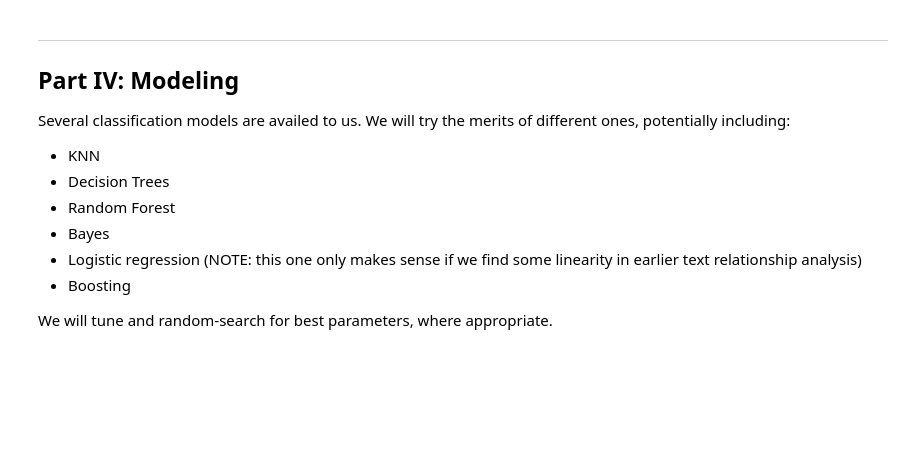
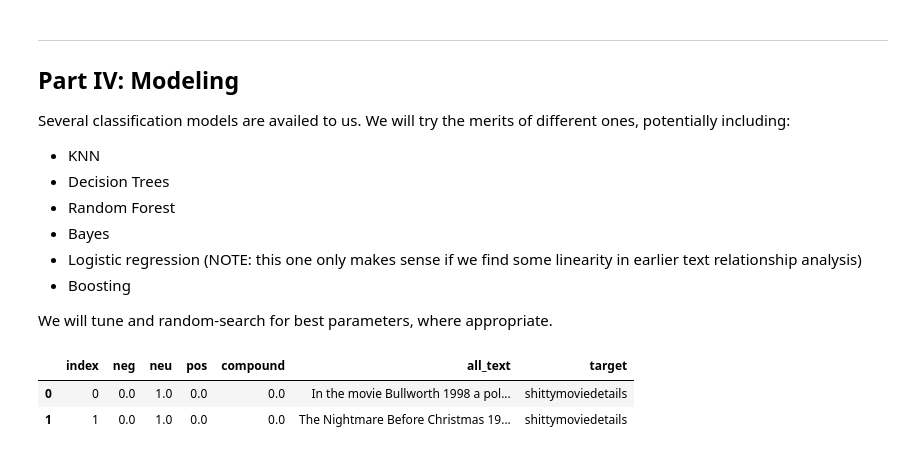
Before and after one commit to cotica/reddit_classifier, a Jupyter notebook: code/Project-3-Scraping-Subreddits-EDA.ipynb, the cells around one changed output. Saved outputs shown, nothing was run; the diff lists cells and outputs as text; code cells hidden in the pictures; blank space fills up the shorter version.

```diff
--- a/code/Project-3-Scraping-Subreddits-EDA.ipynb
+++ b/code/Project-3-Scraping-Subreddits-EDA.ipynb
@@ -786,6 +819,12 @@ Several classification models are availed to us. We will try the merits of diffe
 * Boosting
 
 We will tune and random-search for best parameters, where appropriate.
+# %%
+sentiment_df.head(2)
+# %% [output]
+|  | index | neg | neu | pos | compound | all_text | target |
+| 0 | 0 | 0.0 | 1.0 | 0.0 | 0.0 | In the movie Bullworth 1998 a pol... | shittymoviedetails |
+| 1 | 1 | 0.0 | 1.0 | 0.0 | 0.0 | The Nightmare Before Christmas 19... | shittymoviedetails |
 # %%
 #define X and y
 # %%
```
Also changed, not shown: parts of 25 cells of this notebook, 1 other file.
